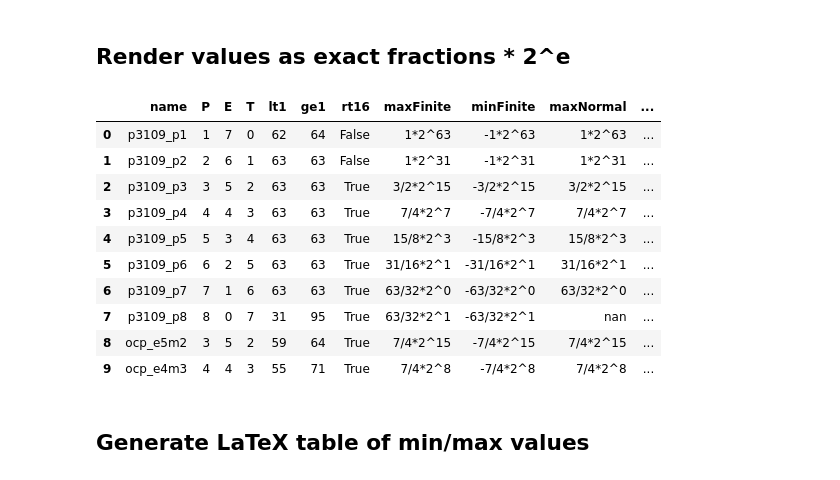
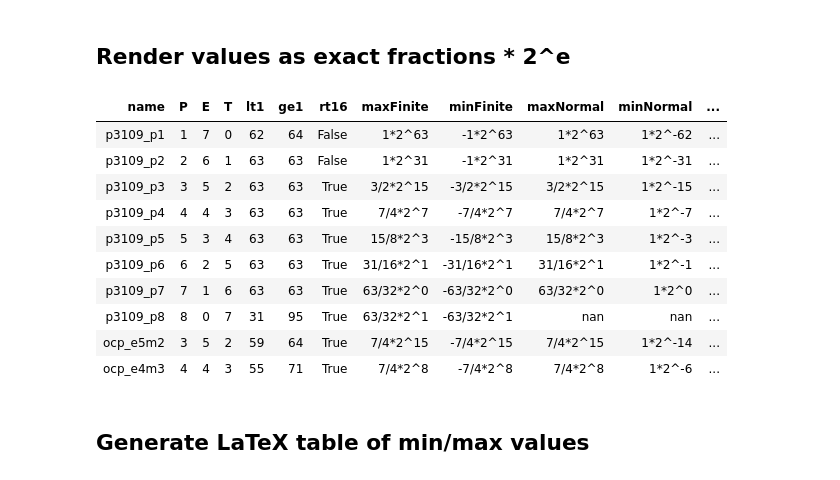
Before and after one commit to P3109/Public, a Jupyter notebook: Value Tables/make-value-tables.ipynb, the cells around one changed output. Saved outputs shown, nothing was run; the diff lists cells and outputs as text; code cells hidden in the pictures.

```diff
--- a/Value Tables/make-value-tables.ipynb
+++ b/Value Tables/make-value-tables.ipynb
@@ -389,12 +209,16 @@ Dynamic range increase with subnormals: x4.5
 ## Enumerate all values for a given format
 # %%
 # Get the FormatInfo
-fi = format_info_p3109(precision=4)
+fi = format_info_p3109(precision=3)
 print(fi)
 
 # Generate values as a list of FloatValues
-values = [decode_float(i, fi) for i in range(256)]
+values = [decode_float(fi, i) for i in range(256)]
 
-# Convert to dataframe (and drop the FormatInfo)
-pandas.DataFrame(values).set_index('ival').drop(columns=["fi"])
+# Convert to dataframe (and hide the FormatInfo)
+df_left_align(pandas.DataFrame(values)).hide().hide(subset=[*range(9,120), *range(131,251)]).hide(subset=['fi'], axis=1)
+
+with pandas.option_context("render.max_rows", 9):
+  display(df_left_align(pandas.DataFrame(values)).hide().hide(subset=['fi'], axis=1))
+  display(df_left_align(pandas.DataFrame(values)).hide().hide(subset=range(123)).hide(subset=['fi'], axis=1))
 # %% [output]
@@ -493,17 +322,0 @@ assert str_bits_with_underscores(decode_float(0x41, fi)) == '0__1000001'
-# %%
-fi = format_info_p3109(precision=4)
-values = [decode_float(i, fi) for i in range(256)]
-
-# Copy from FloatValue above
-print("""
-  ival: int           # Integer code point
-  fval: float         # Value [Note 1]
-  val_raw: float      # Value assuming all code points finite
-  exp: int            # Raw exponent without bias
-  expval: int         # Exponent, bias subtracted
-  significand: int    # Significand as an integer
-  fsignificand: float # Significand as a float in the range [0,2)
-  signbit: int        # Sign bit: 1 => negative, 0 => positive
-  fclass: FloatClass  # See FloatClass
-""")
-display(pandas.DataFrame(values).drop(columns=['fi']).set_index('ival'))
@@ -551,7 +340,7 @@ def nt(**kwargs):
 
 def collect_stats(fi : FormatInfo):
   # Generate all values
-  values = [decode_float(i, fi) for i in range(256)]
+  values = [decode_float(fi, i) for i in range(256)]
   df = pandas.DataFrame(values)
 
   # Extract format information parameters
@@ -617,7 +406,7 @@ HTML("""<h3> Summary statistics for formats </h3>
 <ul>""" +
 "\n".join(f'<li> {n}: {legends[n]}' for n in df.columns) + """
 </ul>
-""" + df.to_html(index=False))
+""" + df_left_align(df).hide().to_html())
 # %% [output]
 Summary statistics for formats
 name: Format
@@ -649,35 +438,35 @@ maxSubnormal: Largest subnormal value, NaN if no finite values are subnormal
 # %%
 import fractions
 
 def pow2str(v):
   """
   Render finite values as string (p/q) x2^e
   """
   if not np.isfinite(v):
     return str(v)
 
   s = np.sign(v)
   x = np.abs(v)
   e = int(np.floor(np.log2(x)))
   significand = fractions.Fraction(x * 2**-e)
   return ('-' if s < 0 else '') + f'{significand}*2^{e:d}'
 
 df_pow2 = df.copy()
 for field in ("maxFinite","minFinite","maxNormal","minNormal","minSubnormal","maxSubnormal"):
   df_pow2[field] = df_pow2[field].map(pow2str)
-df_pow2
+df_left_align(df_pow2).hide()
 # %% [output]
-|  | name | P | E | T | lt1 | ge1 | rt16 | maxFinite | minFinite | maxNormal | ... |
-| 0 | p3109_p1 | 1 | 7 | 0 | 62 | 64 | False | 1*2^63 | -1*2^63 | 1*2^63 | ... |
-| 1 | p3109_p2 | 2 | 6 | 1 | 63 | 63 | False | 1*2^31 | -1*2^31 | 1*2^31 | ... |
-| 2 | p3109_p3 | 3 | 5 | 2 | 63 | 63 | True | 3/2*2^15 | -3/2*2^15 | 3/2*2^15 | ... |
-| 3 | p3109_p4 | 4 | 4 | 3 | 63 | 63 | True | 7/4*2^7 | -7/4*2^7 | 7/4*2^7 | ... |
-| 4 | p3109_p5 | 5 | 3 | 4 | 63 | 63 | True | 15/8*2^3 | -15/8*2^3 | 15/8*2^3 | ... |
-| 5 | p3109_p6 | 6 | 2 | 5 | 63 | 63 | True | 31/16*2^1 | -31/16*2^1 | 31/16*2^1 | ... |
-| 6 | p3109_p7 | 7 | 1 | 6 | 63 | 63 | True | 63/32*2^0 | -63/32*2^0 | 63/32*2^0 | ... |
-| 7 | p3109_p8 | 8 | 0 | 7 | 31 | 95 | True | 63/32*2^1 | -63/32*2^1 | nan | ... |
-| 8 | ocp_e5m2 | 3 | 5 | 2 | 59 | 64 | True | 7/4*2^15 | -7/4*2^15 | 7/4*2^15 | ... |
-| 9 | ocp_e4m3 | 4 | 4 | 3 | 55 | 71 | True | 7/4*2^8 | -7/4*2^8 | 7/4*2^8 | ... |
+| name | P | E | T | lt1 | ge1 | rt16 | maxFinite | minFinite | maxNormal | minNormal | ... |
+| p3109_p1 | 1 | 7 | 0 | 62 | 64 | False | 1*2^63 | -1*2^63 | 1*2^63 | 1*2^-62 | ... |
+| p3109_p2 | 2 | 6 | 1 | 63 | 63 | False | 1*2^31 | -1*2^31 | 1*2^31 | 1*2^-31 | ... |
+| p3109_p3 | 3 | 5 | 2 | 63 | 63 | True | 3/2*2^15 | -3/2*2^15 | 3/2*2^15 | 1*2^-15 | ... |
+| p3109_p4 | 4 | 4 | 3 | 63 | 63 | True | 7/4*2^7 | -7/4*2^7 | 7/4*2^7 | 1*2^-7 | ... |
+| p3109_p5 | 5 | 3 | 4 | 63 | 63 | True | 15/8*2^3 | -15/8*2^3 | 15/8*2^3 | 1*2^-3 | ... |
+| p3109_p6 | 6 | 2 | 5 | 63 | 63 | True | 31/16*2^1 | -31/16*2^1 | 31/16*2^1 | 1*2^-1 | ... |
+| p3109_p7 | 7 | 1 | 6 | 63 | 63 | True | 63/32*2^0 | -63/32*2^0 | 63/32*2^0 | 1*2^0 | ... |
+| p3109_p8 | 8 | 0 | 7 | 31 | 95 | True | 63/32*2^1 | -63/32*2^1 | nan | nan | ... |
+| ocp_e5m2 | 3 | 5 | 2 | 59 | 64 | True | 7/4*2^15 | -7/4*2^15 | 7/4*2^15 | 1*2^-14 | ... |
+| ocp_e4m3 | 4 | 4 | 3 | 55 | 71 | True | 7/4*2^8 | -7/4*2^8 | 7/4*2^8 | 1*2^-6 | ... |
 # %% [markdown]
 ## Generate LaTeX table of min/max values
 # %%
```
Also changed, not shown: parts of 19 cells of this notebook, 12 other files.
